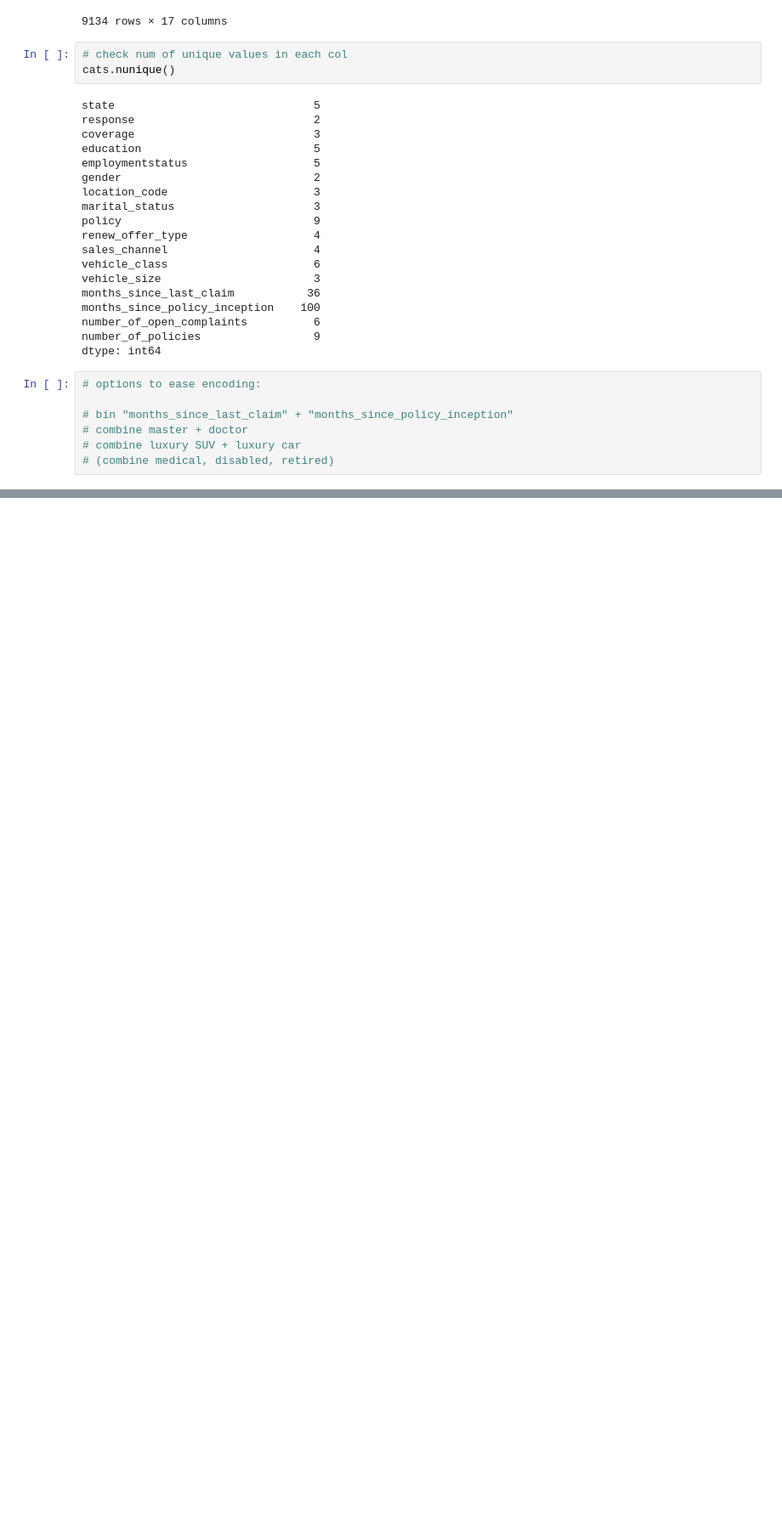
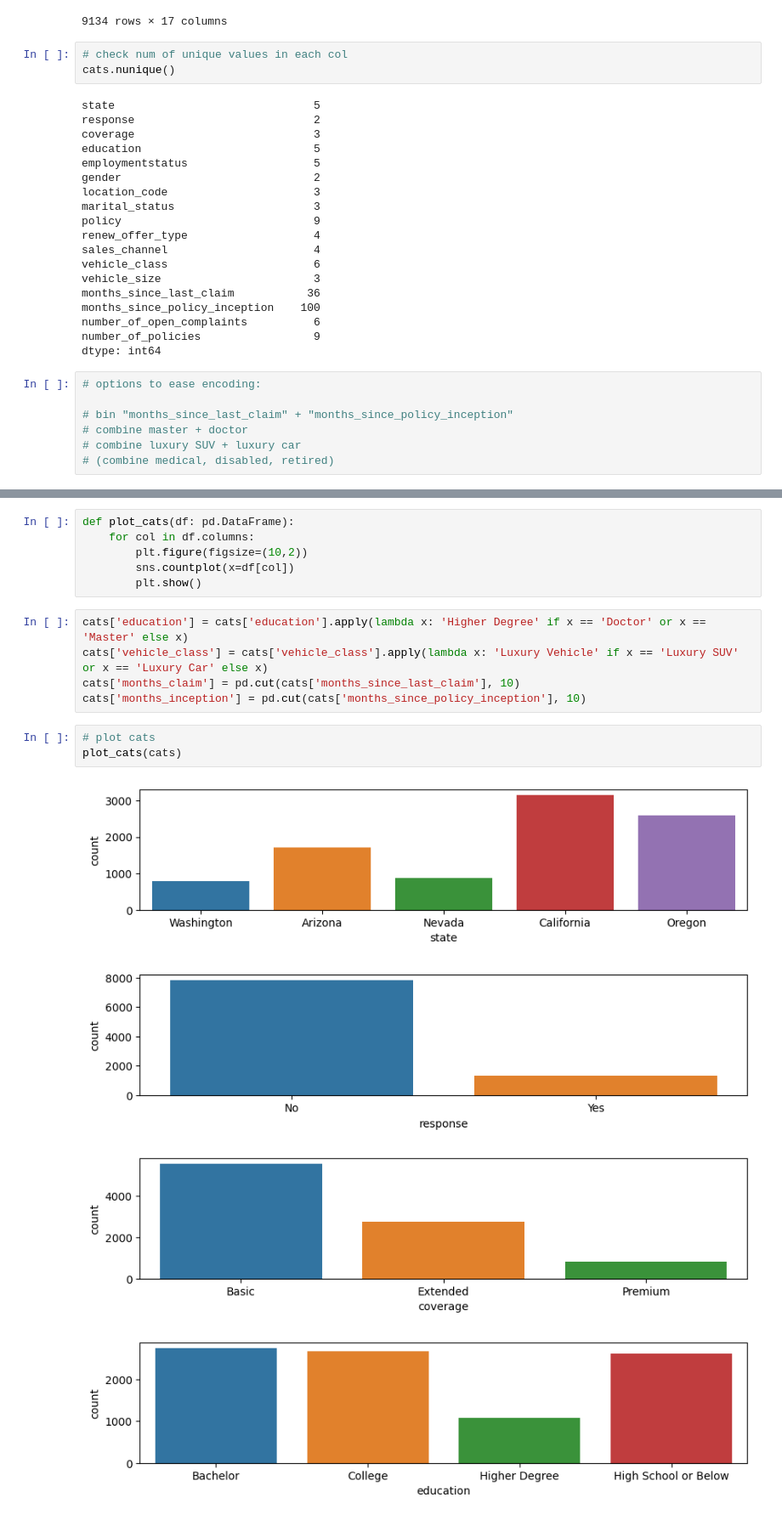
Before and after one commit to Xamweis/lab-cleaning-categorical-data, a Jupyter notebook: cleaner.ipynb, the cells around one changed output, grey strips where cells are left out. Shown at 85% size. Saved outputs shown, nothing was run; the diff lists cells and outputs as text; blank space fills up the shorter version.

```diff
--- a/cleaner.ipynb
+++ b/cleaner.ipynb
@@ -174,0 +190,19 @@ dtype: int64
+# %%
+def plot_cats(df: pd.DataFrame):
+    for col in df.columns:
+        plt.figure(figsize=(10,2))
+        sns.countplot(x=df[col])
+        plt.show()
+# %%
+cats['education'] = cats['education'].apply(lambda x: 'Higher Degree' if x == 'Doctor' or x == 'Master' else x)
+cats['vehicle_class'] = cats['vehicle_class'].apply(lambda x: 'Luxury Vehicle' if x == 'Luxury SUV' or x == 'Luxury Car' else x)
+cats['months_claim'] = pd.cut(cats['months_since_last_claim'], 10)
+cats['months_inception'] = pd.cut(cats['months_since_policy_inception'], 10)
+# %%
+# plot cats
+plot_cats(cats)
+# %% [output]
+[figure, added]
+[figure, added]
+[figure, added]
+[figure, added]
```
Also changed, not shown: parts of 6 cells of this notebook.
